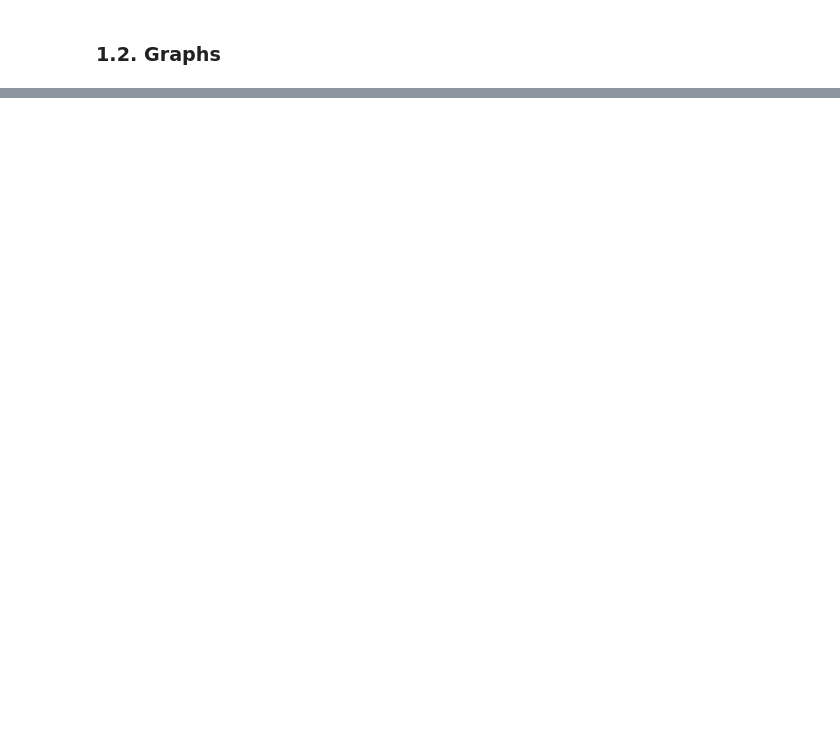
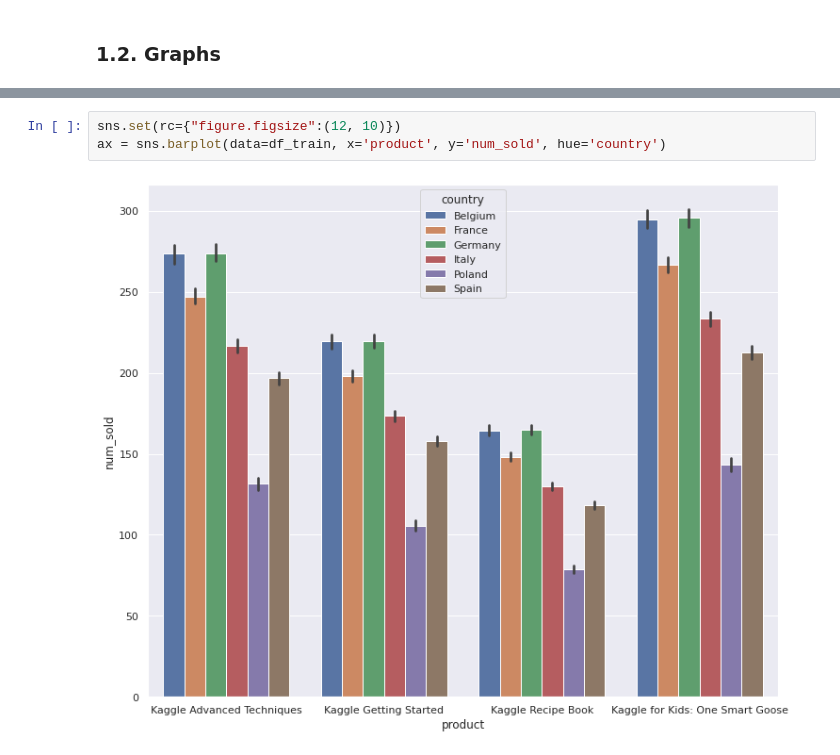
Before and after one commit to Aerospacerr/TPS-2022, a Jupyter notebook: tps-sept-2022.ipynb, the cells around one changed output, grey strips where cells are left out. Saved outputs shown, nothing was run; the diff lists cells and outputs as text; blank space fills up the shorter version.

```diff
--- a/tps-sept-2022.ipynb
+++ b/tps-sept-2022.ipynb
@@ -102,0 +185,5 @@ pd.crosstab(df_train['country'], df_train['store'])
+# %%
+sns.set(rc={"figure.figsize":(12, 10)})
+ax = sns.barplot(data=df_train, x='product', y='num_sold', hue='country')
+# %% [output]
+[figure, added]
```
Also changed, not shown: parts of 79 cells of this notebook.
